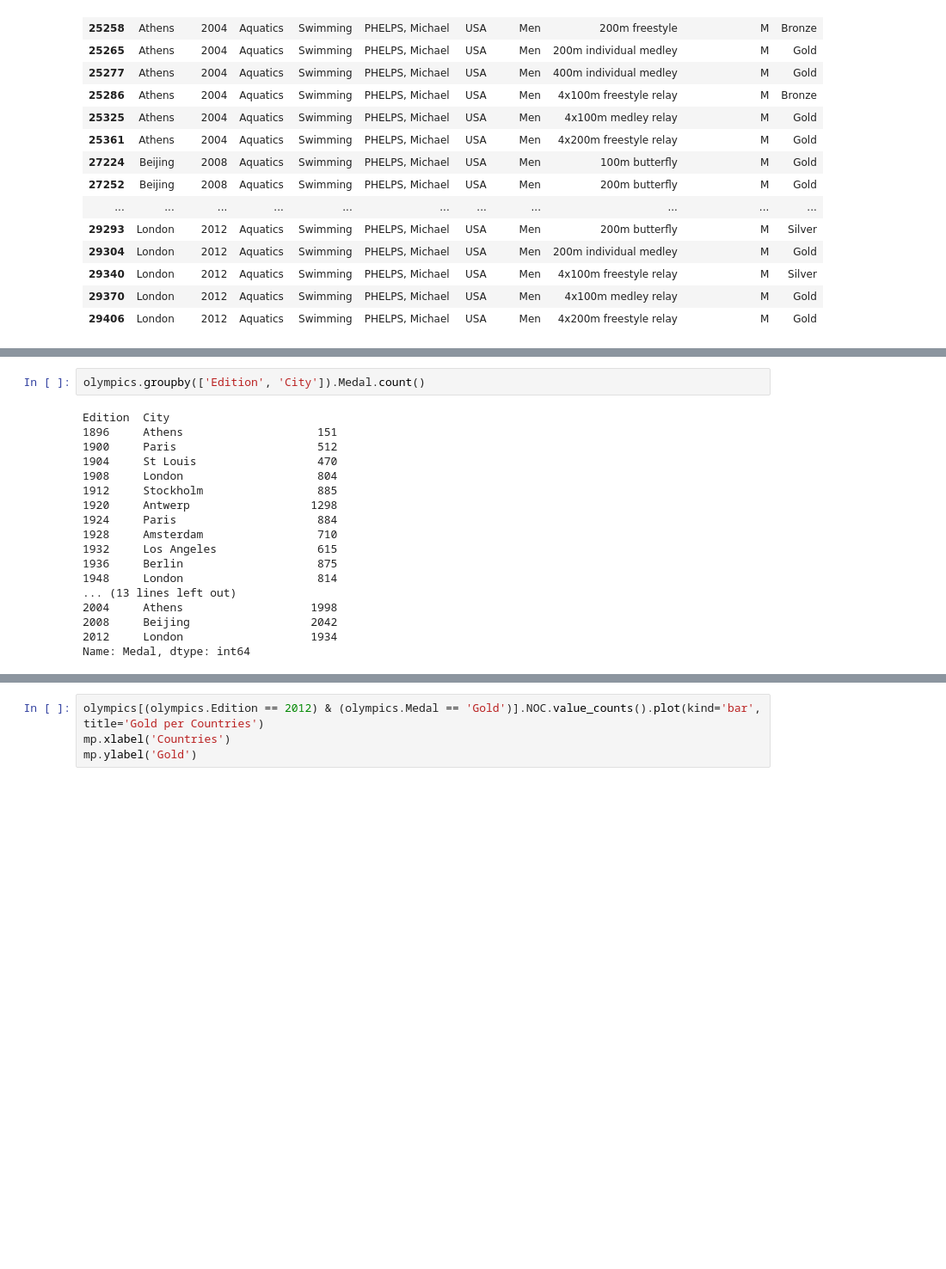
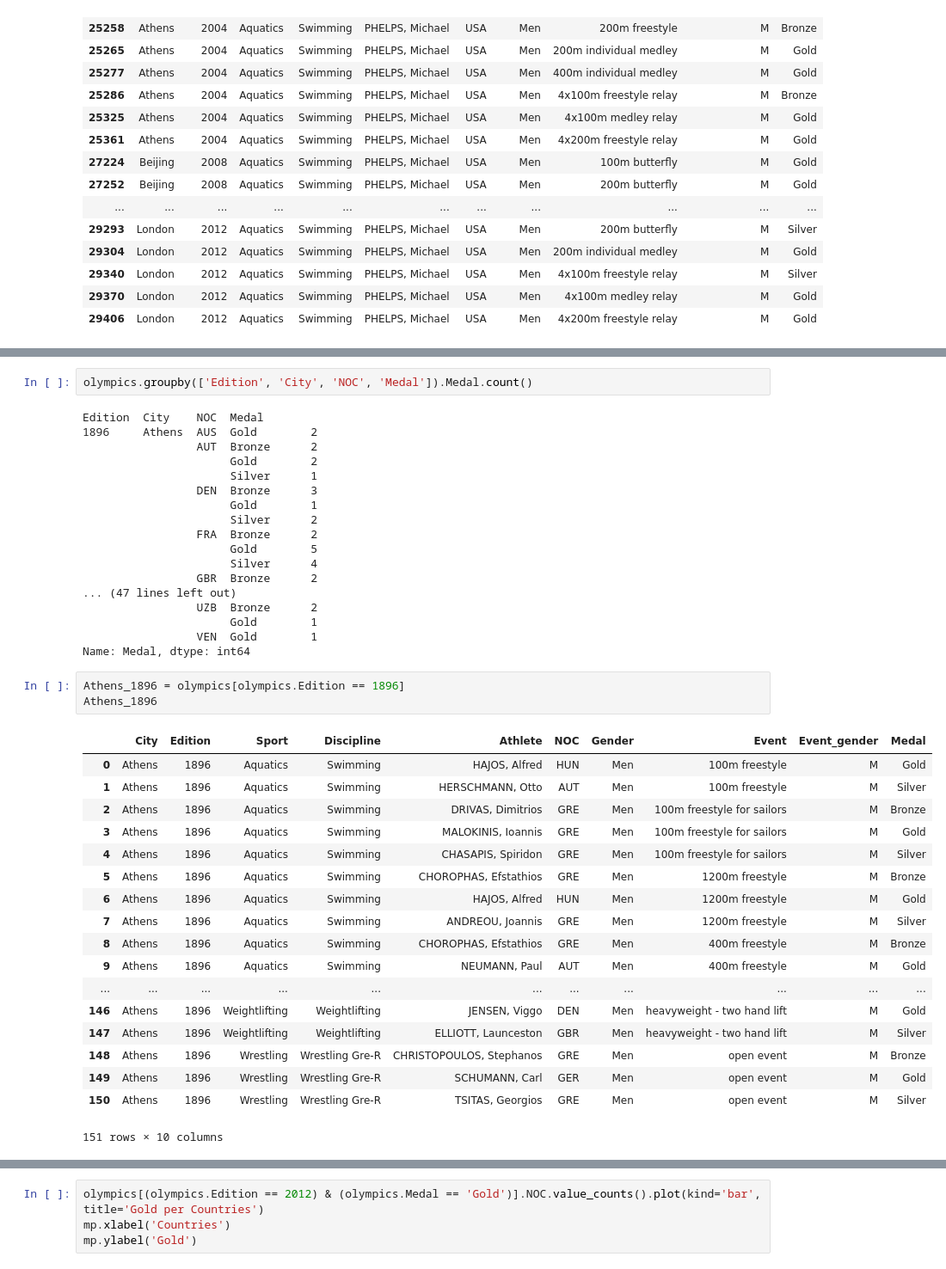
Before and after one commit to syafiquehab/Fund1, a Jupyter notebook: OlympicsResult.ipynb, the cells around one changed output, grey strips where cells are left out. Shown at 86% size. Cells and saved outputs as stored; diff of their text form; blank space fills up the shorter version.

```diff
--- a/OlympicsResult.ipynb
+++ b/OlympicsResult.ipynb
@@ -229,21 +279,43 @@ Name: Athlete, dtype: int64
 # %%
-olympics.groupby(['Edition', 'City']).Medal.count()
+olympics.groupby(['Edition', 'City', 'NOC', 'Medal']).Medal.count()
 # %% [output]
-Edition  City
-1896     Athens                    151
-1900     Paris                     512
-1904     St Louis                  470
-1908     London                    804
-1912     Stockholm                 885
-1920     Antwerp                  1298
-1924     Paris                     884
-1928     Amsterdam                 710
-1932     Los Angeles               615
-1936     Berlin                    875
-1948     London                    814
-... (13 lines left out)
-2004     Athens                   1998
-2008     Beijing                  2042
-2012     London                   1934
+Edition  City    NOC  Medal
+1896     Athens  AUS  Gold        2
+                 AUT  Bronze      2
+                      Gold        2
+                      Silver      1
+                 DEN  Bronze      3
+                      Gold        1
+                      Silver      2
+                 FRA  Bronze      2
+                      Gold        5
+                      Silver      4
+                 GBR  Bronze      2
+... (47 lines left out)
+                 UZB  Bronze      2
+                      Gold        1
+                 VEN  Gold        1
 Name: Medal, dtype: int64
+# %%
+Athens_1896 = olympics[olympics.Edition == 1896]
+Athens_1896
+# %% [output]
+|  | City | Edition | Sport | Discipline | Athlete | NOC | Gender | Event | Event_gender | Medal |
+| 0 | Athens | 1896 | Aquatics | Swimming | HAJOS, Alfred | HUN | Men | 100m freestyle | M | Gold |
+| 1 | Athens | 1896 | Aquatics | Swimming | HERSCHMANN, Otto | AUT | Men | 100m freestyle | M | Silver |
+| 2 | Athens | 1896 | Aquatics | Swimming | DRIVAS, Dimitrios | GRE | Men | 100m freestyle for sailors | M | Bronze |
+| 3 | Athens | 1896 | Aquatics | Swimming | MALOKINIS, Ioannis | GRE | Men | 100m freestyle for sailors | M | Gold |
+| 4 | Athens | 1896 | Aquatics | Swimming | CHASAPIS, Spiridon | GRE | Men | 100m freestyle for sailors | M | Silver |
+| 5 | Athens | 1896 | Aquatics | Swimming | CHOROPHAS, Efstathios | GRE | Men | 1200m freestyle | M | Bronze |
+| 6 | Athens | 1896 | Aquatics | Swimming | HAJOS, Alfred | HUN | Men | 1200m freestyle | M | Gold |
+| 7 | Athens | 1896 | Aquatics | Swimming | ANDREOU, Joannis | GRE | Men | 1200m freestyle | M | Silver |
+| 8 | Athens | 1896 | Aquatics | Swimming | CHOROPHAS, Efstathios | GRE | Men | 400m freestyle | M | Bronze |
+| 9 | Athens | 1896 | Aquatics | Swimming | NEUMANN, Paul | AUT | Men | 400m freestyle | M | Gold |
+| ... | ... | ... | ... | ... | ... | ... | ... | ... | ... | ... |
+| 146 | Athens | 1896 | Weightlifting | Weightlifting | JENSEN, Viggo | DEN | Men | heavyweight - two hand lift | M | Gold |
+| 147 | Athens | 1896 | Weightlifting | Weightlifting | ELLIOTT, Launceston | GBR | Men | heavyweight - two hand lift | M | Silver |
+| 148 | Athens | 1896 | Wrestling | Wrestling Gre-R | CHRISTOPOULOS, Stephanos | GRE | Men | open event | M | Bronze |
+| 149 | Athens | 1896 | Wrestling | Wrestling Gre-R | SCHUMANN, Carl | GER | Men | open event | M | Gold |
+| 150 | Athens | 1896 | Wrestling | Wrestling Gre-R | TSITAS, Georgios | GRE | Men | open event | M | Silver |
+151 rows × 10 columns
 # %%
```
Also changed, not shown: parts of 14 cells of this notebook, 8 other files.
